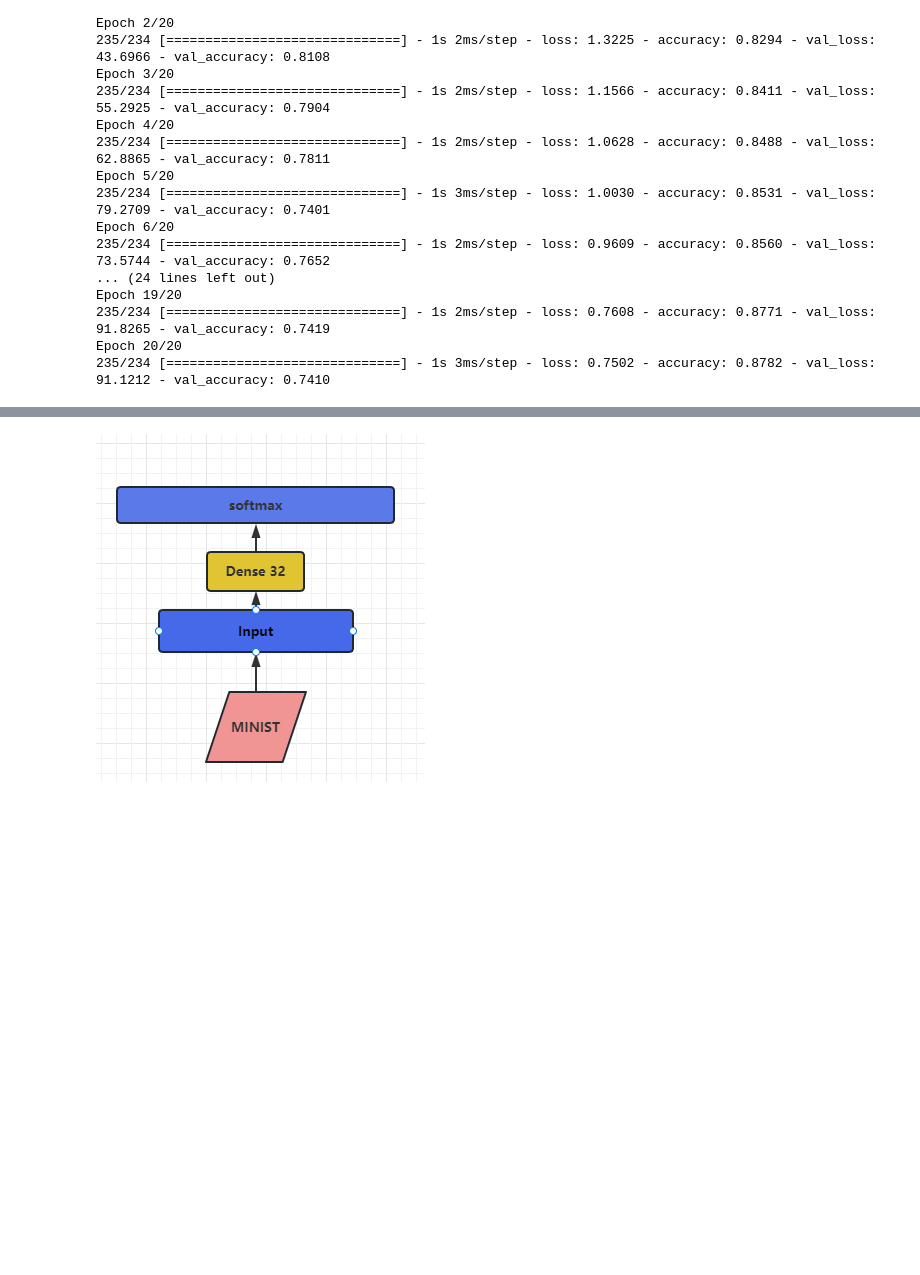
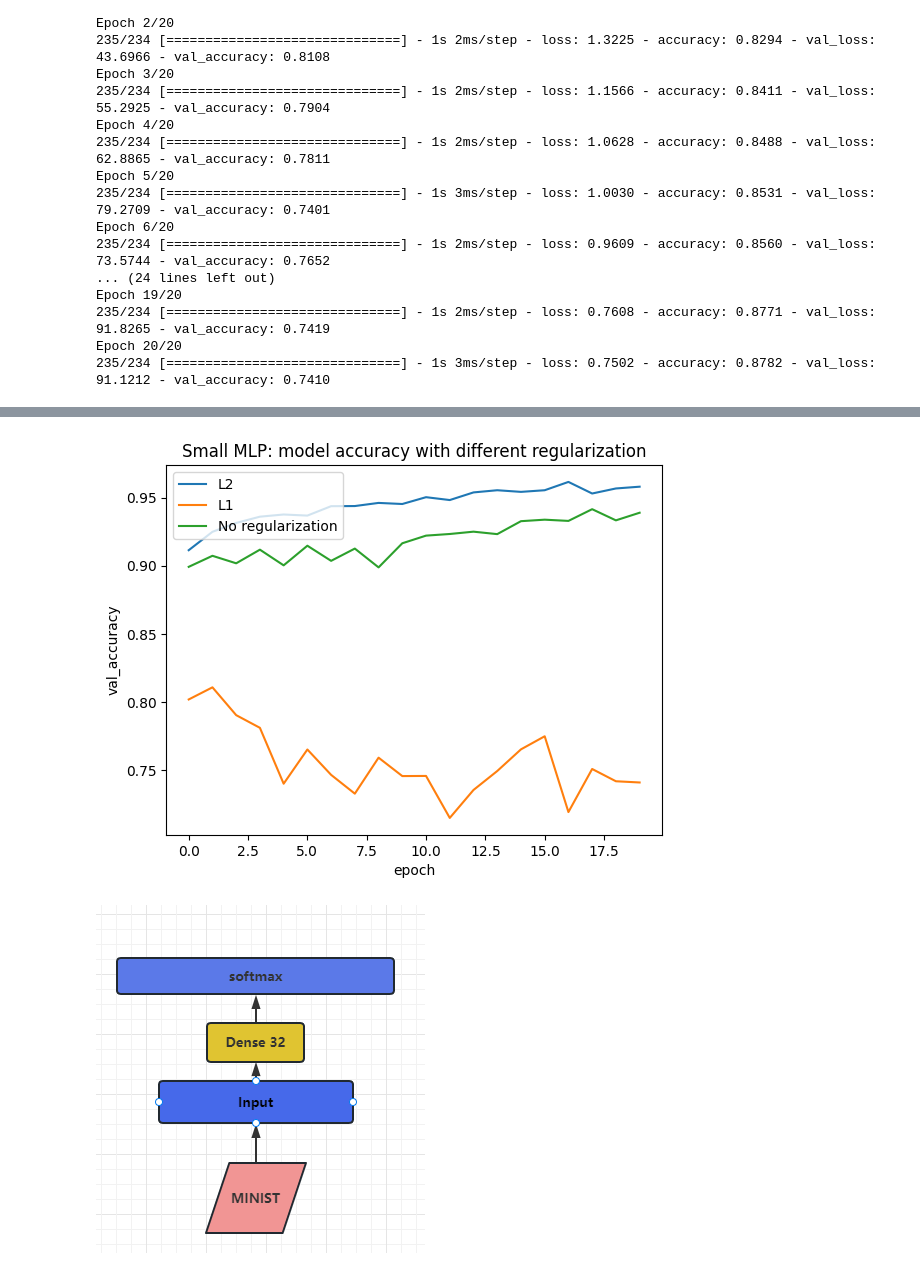
Before and after one commit to XiaoWang0317/SomeAwesomeCode, a Jupyter notebook: data_mining_pre/pre_small_MLP.ipynb, the cells around one changed output, grey strips where cells are left out. Saved outputs shown, nothing was run; the diff lists cells and outputs as text; code cells hidden in the pictures; blank space fills up the shorter version.

```diff
--- a/data_mining_pre/pre_small_MLP.ipynb
+++ b/data_mining_pre/pre_small_MLP.ipynb
@@ -108,12 +114,14 @@ Epoch 6/20
 # %%
 import matplotlib.pyplot as plt
-plt.plot(history_dense_0.history['accuracy'])
-plt.plot(history_dense_1.history['accuracy'])
-plt.plot(history_dense_2.history['accuracy'])
+plt.plot(history_dense_0.history['val_accuracy'])
+plt.plot(history_dense_1.history['val_accuracy'])
+plt.plot(history_dense_2.history['val_accuracy'])
 plt.title('Small MLP: model accuracy with different regularization')
-plt.ylabel('accuracy')
+plt.ylabel('val_accuracy')
 plt.xlabel('epoch')
 plt.legend(['L2', 'L1', 'No regularization'], loc='upper left')
 plt.show()
+# %% [output]
+[figure, added]
 # %% [markdown]
 ![image-2.png](attachment:image-2.png)
```
Also changed, not shown: parts of 1 cell of this notebook.
